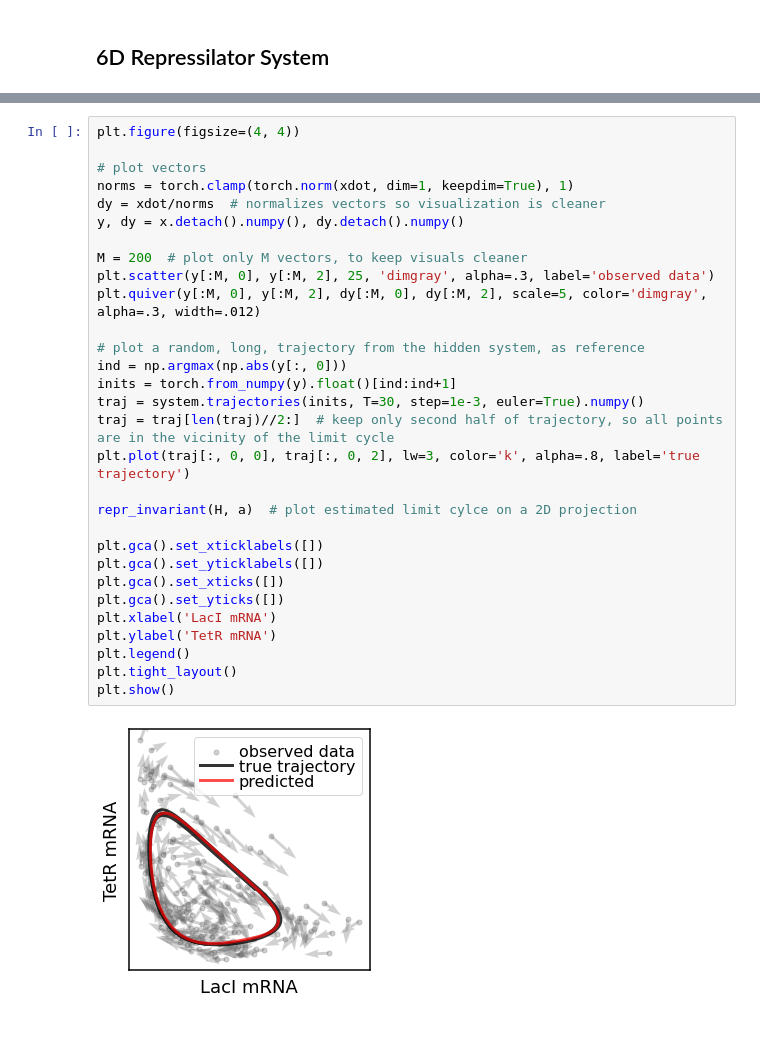
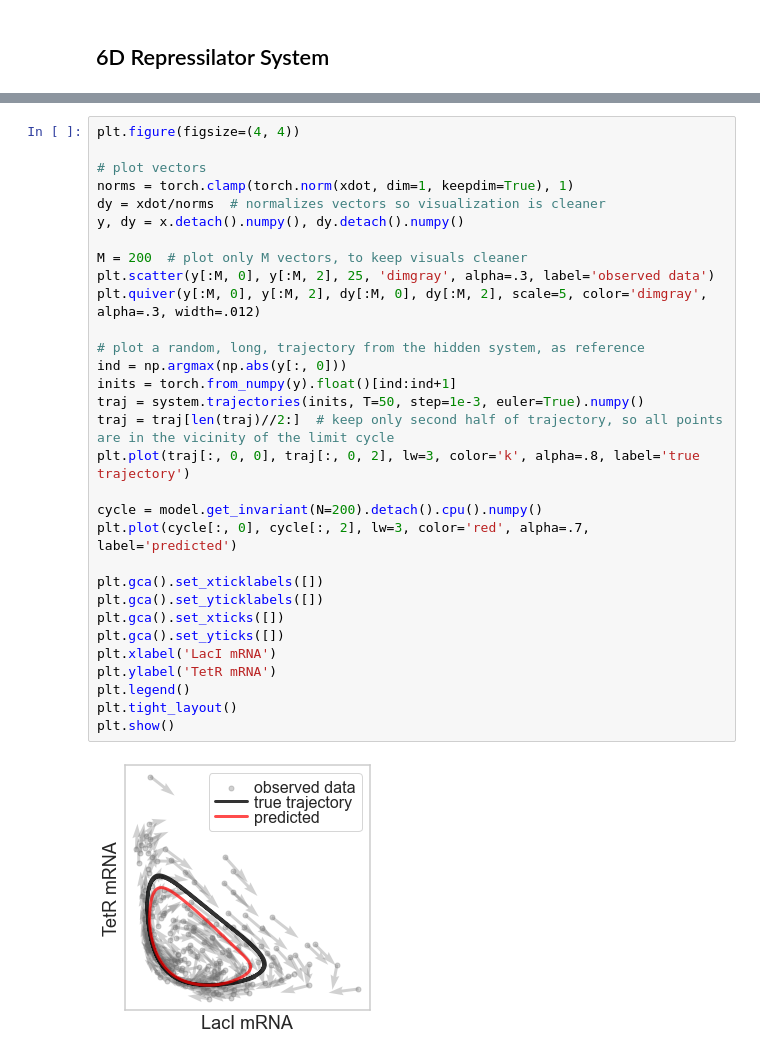
Before and after one commit to nitzanlab/prototype-equivalences, a Jupyter notebook: demo.ipynb, the cells around one changed output, grey strips where cells are left out. Saved outputs shown, nothing was run; the diff lists cells and outputs as text.

```diff
--- a/demo.ipynb
+++ b/demo.ipynb
@@ -189,34 +142,35 @@ score=0.0191
 # %%
 plt.figure(figsize=(4, 4))
 
 # plot vectors
 norms = torch.clamp(torch.norm(xdot, dim=1, keepdim=True), 1)
 dy = xdot/norms  # normalizes vectors so visualization is cleaner
 y, dy = x.detach().numpy(), dy.detach().numpy()
 
 M = 200  # plot only M vectors, to keep visuals cleaner
 plt.scatter(y[:M, 0], y[:M, 2], 25, 'dimgray', alpha=.3, label='observed data')
 plt.quiver(y[:M, 0], y[:M, 2], dy[:M, 0], dy[:M, 2], scale=5, color='dimgray', alpha=.3, width=.012)
 
 # plot a random, long, trajectory from the hidden system, as reference
 ind = np.argmax(np.abs(y[:, 0]))
 inits = torch.from_numpy(y).float()[ind:ind+1]
-traj = system.trajectories(inits, T=30, step=1e-3, euler=True).numpy()
+traj = system.trajectories(inits, T=50, step=1e-3, euler=True).numpy()
 traj = traj[len(traj)//2:]  # keep only second half of trajectory, so all points are in the vicinity of the limit cycle
 plt.plot(traj[:, 0, 0], traj[:, 0, 2], lw=3, color='k', alpha=.8, label='true trajectory')
 
-repr_invariant(H, a)  # plot estimated limit cylce on a 2D projection
+cycle = model.get_invariant(N=200).detach().cpu().numpy()
+plt.plot(cycle[:, 0], cycle[:, 2], lw=3, color='red', alpha=.7, label='predicted')
 
 plt.gca().set_xticklabels([])
 plt.gca().set_yticklabels([])
 plt.gca().set_xticks([])
 plt.gca().set_yticks([])
 plt.xlabel('LacI mRNA')
 plt.ylabel('TetR mRNA')
 plt.legend()
 plt.tight_layout()
 plt.show()
 # %% [output]
-[figure, old version]
+[figure, new version]
 # %%
 # estimate points on the limit cycle using the diffeomorphism (2 cycles)
```
Also changed, not shown: parts of 6 cells of this notebook, 16 other files.
